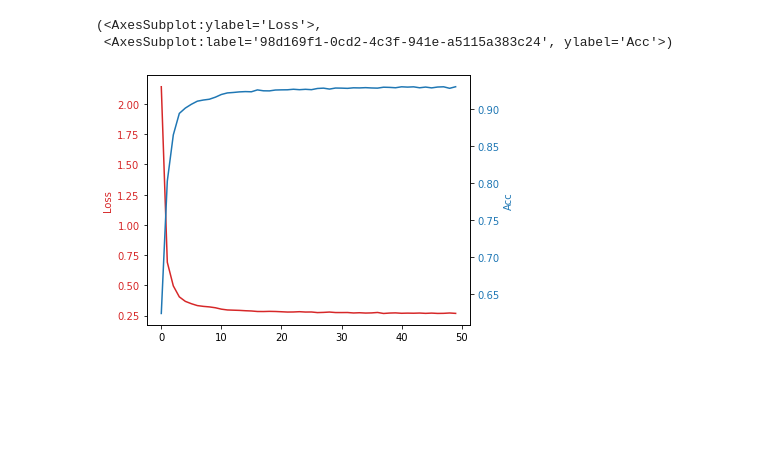
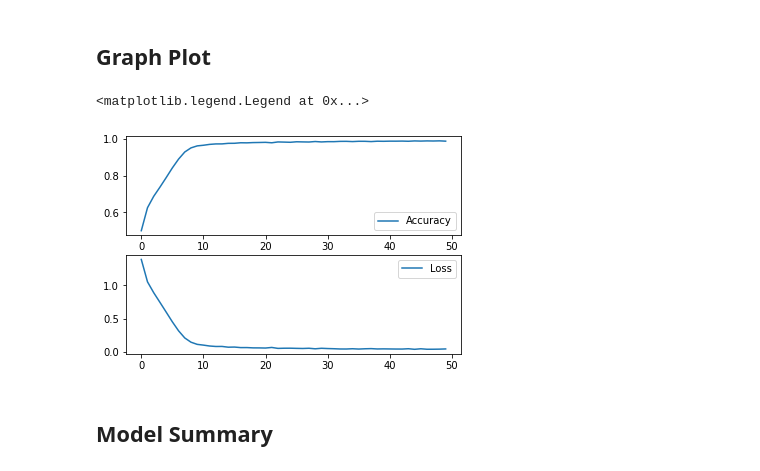
Before and after one commit to ric3b0wl/ECGR4090-ML-IoT, a Jupyter notebook: hw2/hw2.ipynb, the cells around one changed output. Saved outputs shown, nothing was run; the diff lists cells and outputs as text; code cells hidden in the pictures; blank space fills up the shorter version.

```diff
--- a/hw2/hw2.ipynb
+++ b/hw2/hw2.ipynb
@@ -106,10 +99,32 @@ plt.show()
 # %%
-# https://keras.io/api/models/sequential/
 model = tf.keras.Sequential([
-  tf.keras.layers.Flatten(input_shape=input_shape),
-  tf.keras.layers.Dense(32, activation='relu'),
-  tf.keras.layers.Dense(10)
-])
+                             tf.keras.layers.Conv2D(
+                                 filters=32,
+                                 kernel_size=(3, 3),
+                                 strides=(2, 2),
+                                 padding="same",
+                                 activation='relu',
+                                 input_shape=input_shape
+                                 ),
+
+                             tf.keras.layers.Conv2D(
+                                 filters=64,
+                                 kernel_size=(3, 3),
+                                 strides=(2, 2),
+                                 padding="same",
+                                 activation='relu'
+                                 ),
+
+                             tf.keras.layers.MaxPool2D(
+                                 pool_size=(2, 2),
+                                 strides=(2, 2)
+                                 ),
+
+                             tf.keras.layers.Flatten(),
+                             tf.keras.layers.Dense(1024, activation='relu'),
+                             tf.keras.layers.Dense(10)
+                             ])
+
 model.compile(optimizer='adam',
               loss=tf.keras.losses.SparseCategoricalCrossentropy(from_logits=True),
               metrics=['accuracy'])
@@ -153,8 +160,14 @@ Epoch 50/50
-# %%
-train_hist.history
-plotyy(np.arange(50), train_hist.history['loss'], train_hist.history['accuracy'],
-      ylabel1='Loss', ylabel2='Acc')
-# %% [output]
-(<AxesSubplot:ylabel='Loss'>,
- <AxesSubplot:label='98d169f1-0cd2-4c3f-941e-a5115a383c24', ylabel='Acc'>)
-[figure, removed]
+# %% [markdown]
+## Graph Plot
+# %%
+plt.subplot(2,1,1)
+plt.plot(train_hist.epoch, train_hist.history['accuracy'])
+plt.legend(['Accuracy'])
+plt.subplot(2,1,2)
+plt.plot(train_hist.epoch, train_hist.history['loss'])
+plt.legend(['Loss'])
+# %% [output]
+<matplotlib.legend.Legend at 0x...>
+[figure, added]
+# %% [markdown]
+## Model Summary
```
Also changed, not shown: parts of 30 cells of this notebook, 2 other files.
